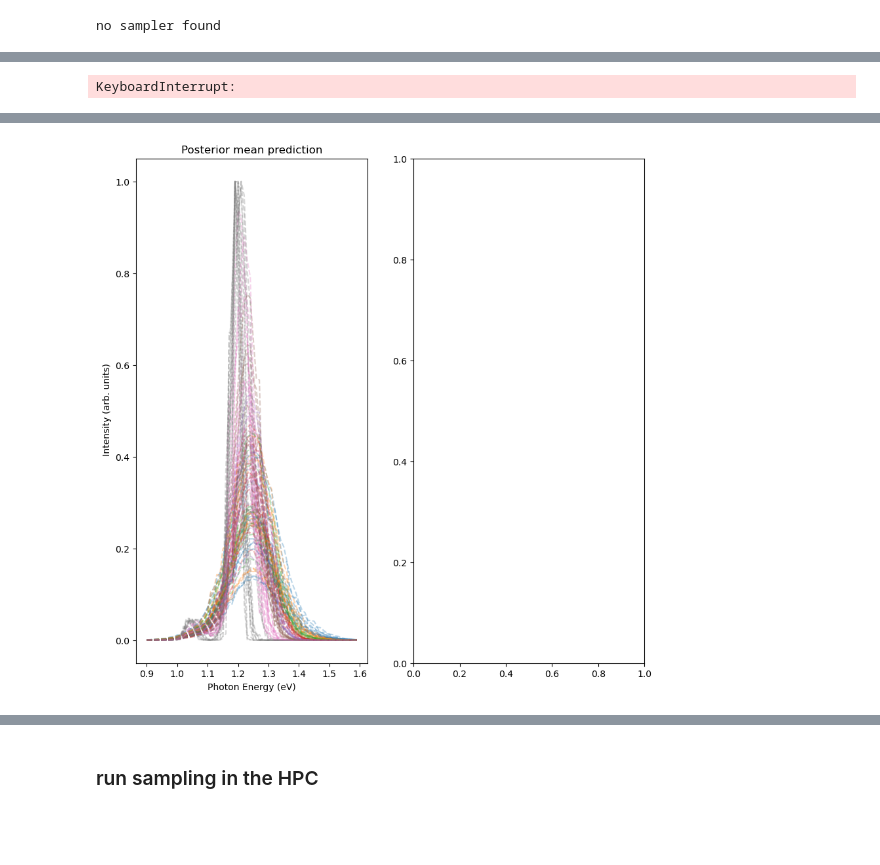
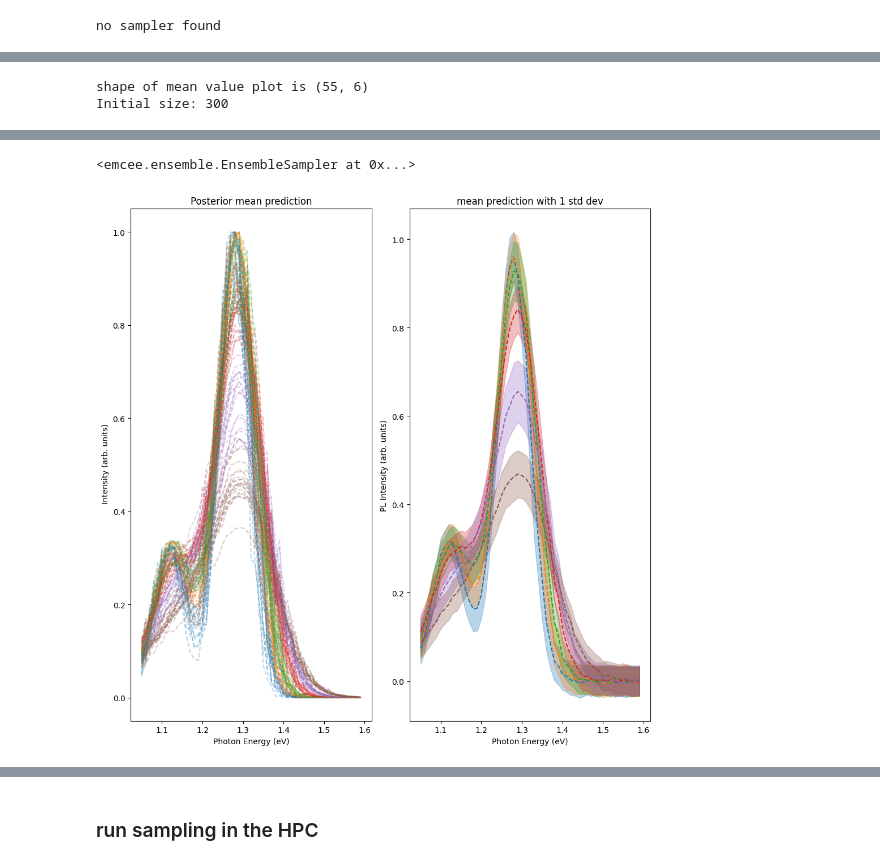
Before and after one commit to mohammedazzouzi15/pl_temp_fit, a Jupyter notebook: notebook/1_run_sampling_PL.ipynb, the cells around one changed output, grey strips where cells are left out. Saved outputs shown, nothing was run; the diff lists cells and outputs as text; code cells hidden in the pictures; blank space fills up the shorter version.

Commit message:
fixed the multiprocessing and started cleaning up the code

```diff
--- a/notebook/1_run_sampling_PL.ipynb
+++ b/notebook/1_run_sampling_PL.ipynb
@@ -73,13 +76,18 @@ fit_PL_utils.plot_fit_limits(model_config,model_config_save)
 ### run sampler in the notebook
 # %%
 import emcee
-filename = model_config_save['save_folder'] + "/sampler.h5"
+
+filename = model_config_save["save_folder"] + "/sampler.h5"
 if os.path.exists(filename):
-    reader = emcee.backends.HDFBackend(filename, name="multi_core")
-    distribution = reader.get_chain(discard=0, flat=True)
-    true_parameters = fit_PL_utils.get_param_dict(model_config_save['params_to_fit_init'],distribution[-1])
+    try:
+        reader = emcee.backends.HDFBackend(filename, name="multi_core")
+        distribution = reader.get_chain(discard=0, flat=True)
+        true_parameters = fit_pl_utils.get_param_dict(model_config_save["params_to_fit_init"],distribution[-1])
+    except AttributeError:
+        print("no sampler found")
+        true_parameters = model_config_save["params_to_fit_init"]
 else:
-    true_parameters = model_config_save['params_to_fit_init']
-    print('no sampler found')
+    true_parameters = model_config_save["params_to_fit_init"]
+    print("no sampler found")
 # %% [output]
 no sampler found
@@ -86,26 +308,25 @@ no sampler found
 # %%
-from pl_temp_fit import fit_PL_utils
-from pl_temp_fit import fit_PL_utils, Emcee_utils
+from pl_temp_fit import Emcee_utils, fit_pl_utils
+
 importlib.reload(generate_data_utils)
 importlib.reload(covariance_utils)
-importlib.reload(fit_PL_utils)
+importlib.reload(fit_pl_utils)
 importlib.reload(Emcee_utils)
 
-
-Temp_std_err = model_config_save['Temp_std_err']
-hws_std_err = model_config_save['hws_std_err']
-relative_intensity_std_error_PL = model_config_save['relative_intensity_std_error_PL']
-sigma = model_config_save['sigma']
-save_folder = model_config_save['save_folder']
-fixed_parameters_dict = model_config_save['fixed_parameters_dict']
-params_to_fit_init = model_config_save['params_to_fit_init']
-min_bounds = model_config_save['min_bounds']
-max_bounds = model_config_save['max_bounds']
-csv_name = model_config_save['csv_name_PL']
+Temp_std_err = model_config_save["Temp_std_err"]
+hws_std_err = model_config_save["hws_std_err"]
+relative_intensity_std_error_pl = model_config_save["relative_intensity_std_error_pl"]
+sigma = model_config_save["sigma"]
+save_folder = model_config_save["save_folder"]
+fixed_parameters_dict = model_config_save["fixed_parameters_dict"]
+params_to_fit_init = model_config_save["params_to_fit_init"]
+min_bounds = model_config_save["min_bounds"]
+max_bounds = model_config_save["max_bounds"]
+csv_name = model_config_save["csv_name_pl"]
 Exp_data, temperature_list, hws = Exp_data_utils.read_data(csv_name)
 
-co_var_mat_PL, variance_PL = (
-    covariance_utils.plot_generated_data_PL(
+co_var_mat_pl, variance_pl = (
+    covariance_utils.plot_generated_data_pl(
         save_folder,
         model_config,
         savefig=True,
@@ -114,20 +335,21 @@ co_var_mat_PL, variance_PL = (
     )
 )
 
-fit_PL_utils.run_sampler_parallel(
+fit_pl_utils.run_sampler_parallel(
     save_folder,
     Exp_data,
-    co_var_mat_PL,
+    co_var_mat_pl,
     params_to_fit_init,
     fixed_parameters_dict,
     min_bounds,
     max_bounds,
     model_config,
-    nsteps=5,
+    nsteps=300,
     coeff_spread=1,
     num_coords = 32,
     restart_sampling=False,
     num_processes=32,
 )
 # %% [output]
-KeyboardInterrupt:
+shape of mean value plot is (55, 6)
+Initial size: 300
@@ -134,2 +357,3 @@ KeyboardInterrupt:
+<emcee.ensemble.EnsembleSampler at 0x...>
-[figure, old version]
+[figure, new version]
 # %%
```
Also changed, not shown: parts of 10 cells of this notebook, 51 other files.
